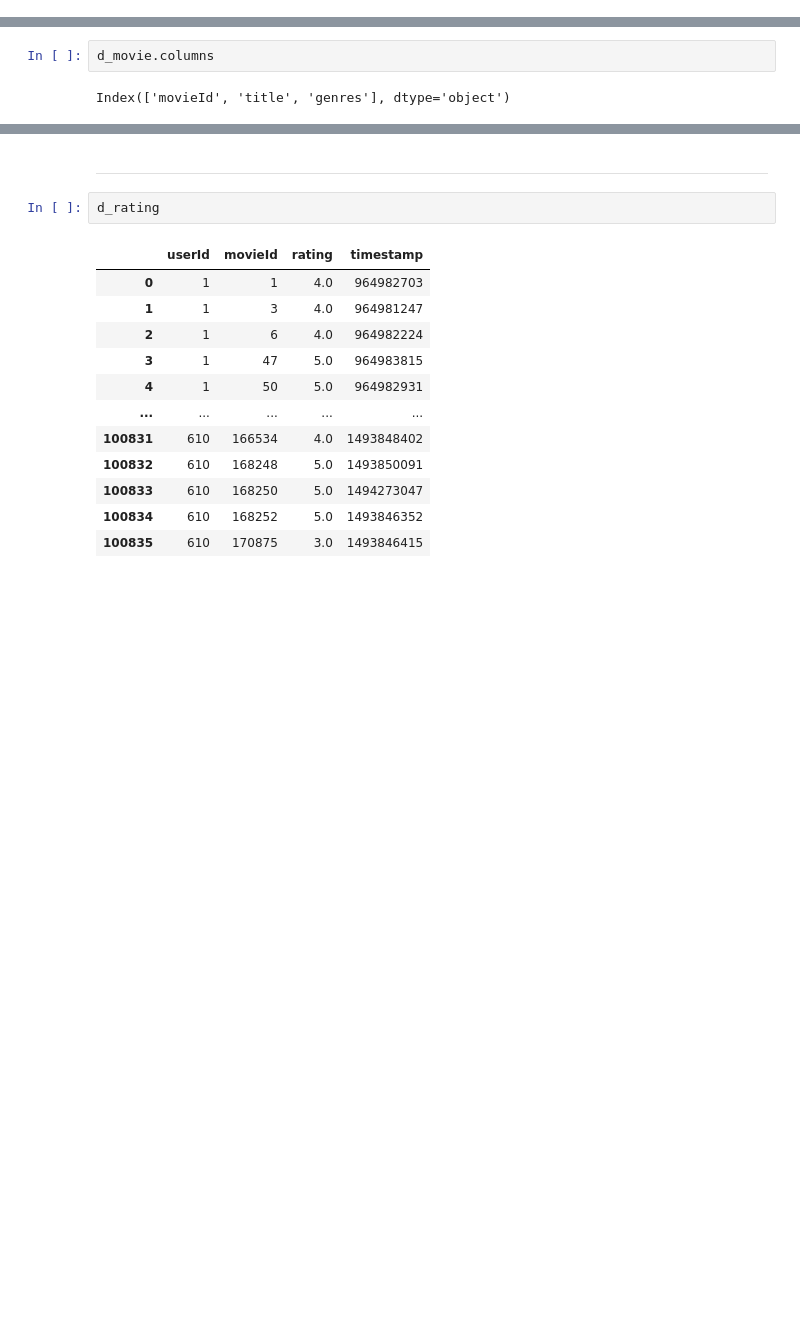
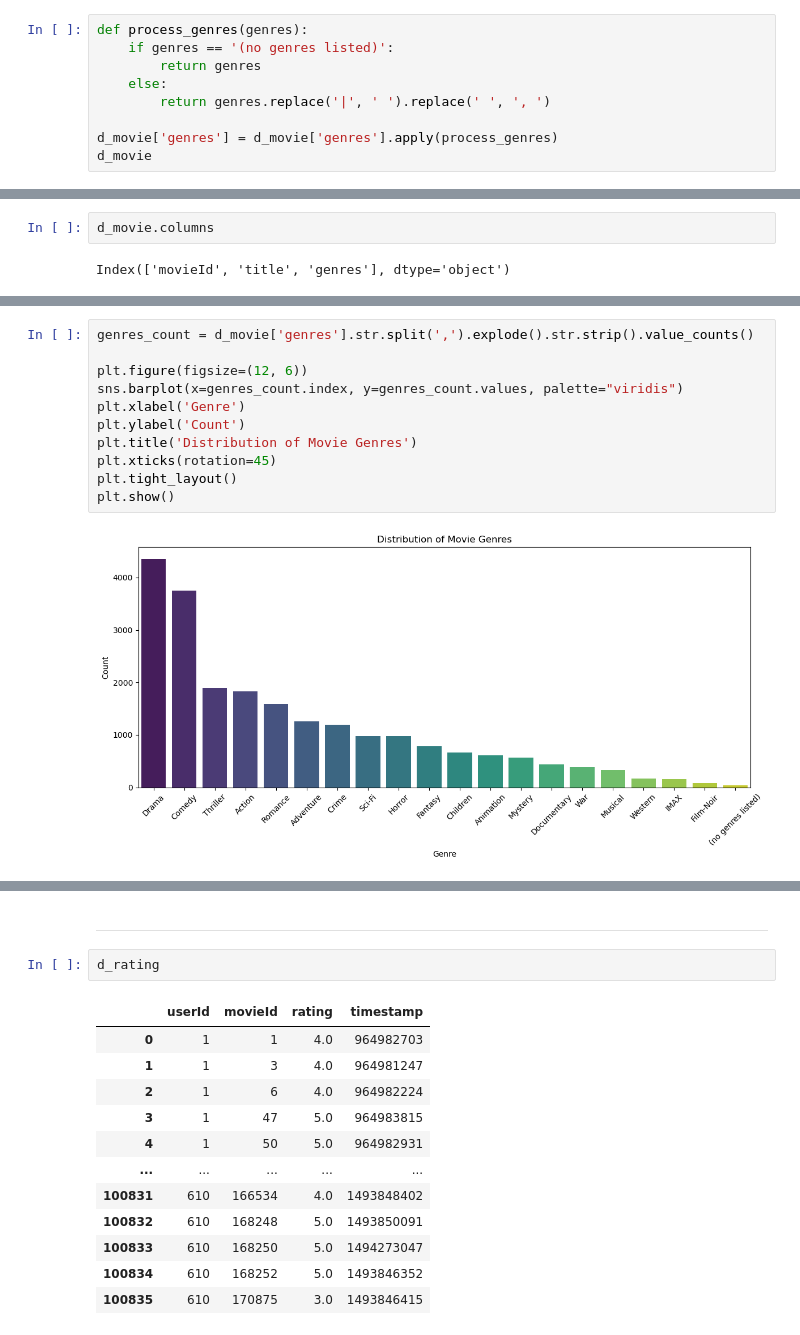
Before and after one commit to FangWoei/Movie_Recommendation_System_project, a Jupyter notebook: Untitled.ipynb, the cells around one changed output, grey strips where cells are left out. Saved outputs shown, nothing was run; the diff lists cells and outputs as text; blank space fills up the shorter version.

```diff
--- a/Untitled.ipynb
+++ b/Untitled.ipynb
@@ -63,3 +74,12 @@ d_movie
 | 9740 | 193587 | Bungo Stray Dogs: Dead Apple (2018) | Action|Animation |
 | 9741 | 193609 | Andrew Dice Clay: Dice Rules (1991) | Comedy |
 9742 rows × 3 columns
+# %%
+def process_genres(genres):
+    if genres == '(no genres listed)':
+        return genres
+    else:
+        return genres.replace('|', ' ').replace(' ', ', ')
+
+d_movie['genres'] = d_movie['genres'].apply(process_genres)
+d_movie
@@ -80,0 +212,13 @@ d_movie.shape
+# %%
+genres_count = d_movie['genres'].str.split(',').explode().str.strip().value_counts()
+
+plt.figure(figsize=(12, 6))
+sns.barplot(x=genres_count.index, y=genres_count.values, palette="viridis")
+plt.xlabel('Genre')
+plt.ylabel('Count')
+plt.title('Distribution of Movie Genres')
+plt.xticks(rotation=45)
+plt.tight_layout()
+plt.show()
+# %% [output]
+[figure, added]
```
Also changed, not shown: parts of 45 cells of this notebook, 8 other files.
